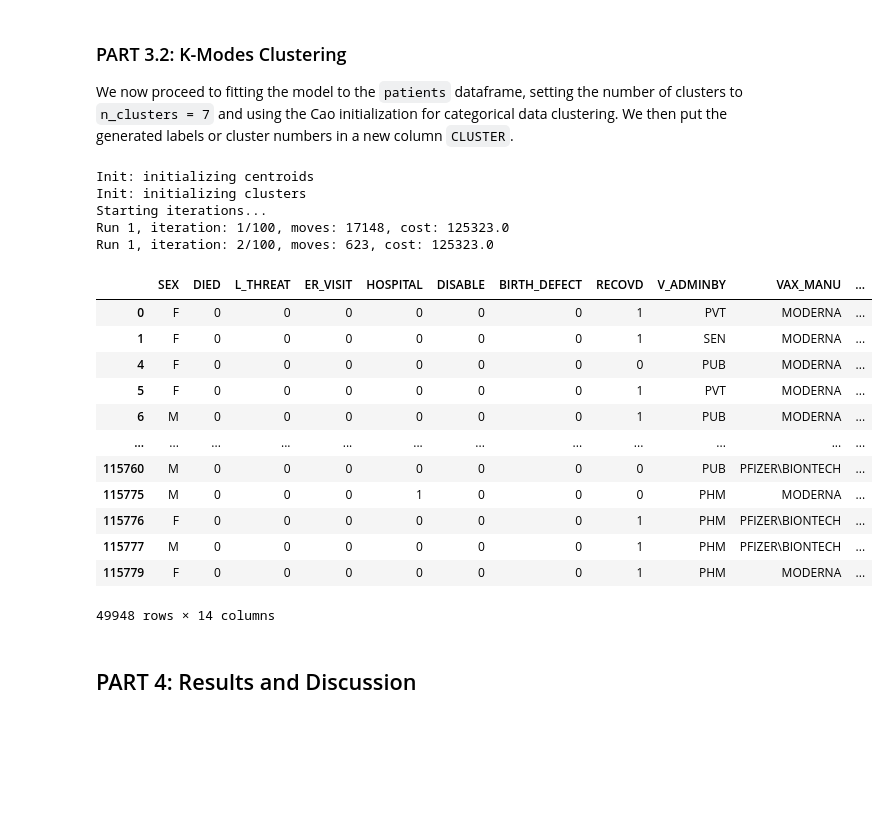
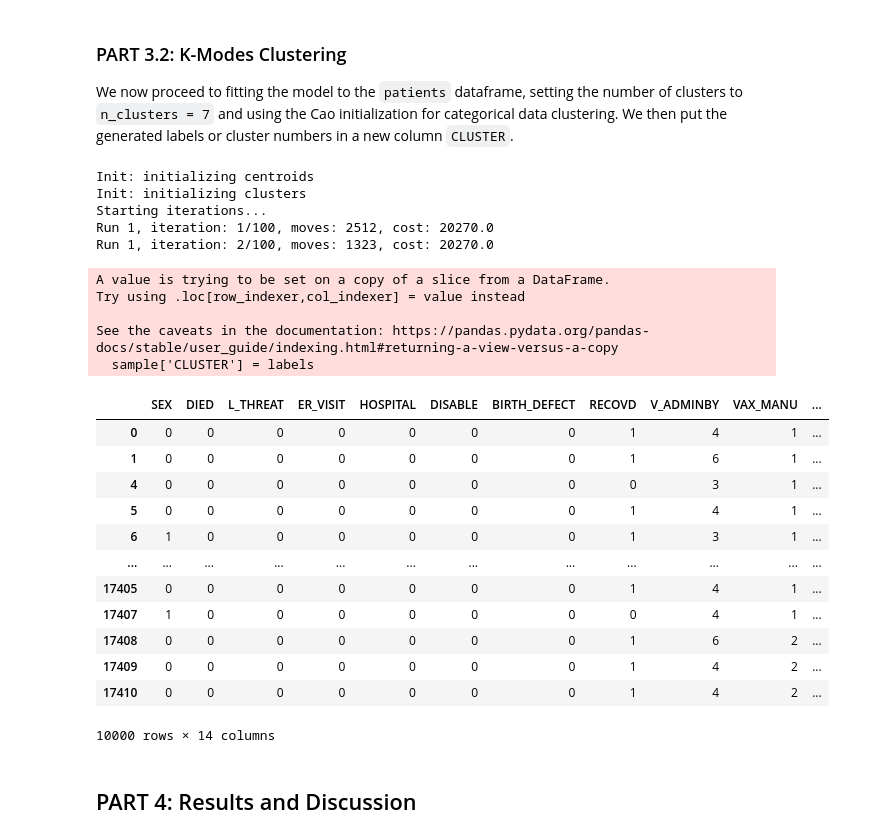
Before and after one commit to beyatris/VaxxAId, a Jupyter notebook: main/vaxxaid.ipynb, the cells around one changed output. Drawn from its saved outputs; the diff is of its cells as text; code cells hidden in the pictures; blank space fills up the shorter version.

```diff
--- a/main/vaxxaid.ipynb
+++ b/main/vaxxaid.ipynb
@@ -284,6 +269,13 @@ patients
 ### PART 1.3: Data Transformation
 # %% [markdown]
 We now map nominal features into numerical labels for
+# %%
+categorical = ['SEX','V_ADMINBY','VAX_MANU','VAX_SITE','VAX_ROUTE']
+
+le = LabelEncoder()
+
+for i in categorical:
+    patients[i] = le.fit_transform(patients[i])
 # %%
 age_groups = {
     '(0, 10]': 0,
@@ -316,0 +309,10 @@ patients.head()
+# %%
+columns = [
+    'SEX', 'DIED', 'L_THREAT', 'ER_VISIT', 'HOSPITAL', 'DISABLE', 'BIRTH_DEFECT',
+    'RECOVD', 'V_ADMINBY', 'VAX_MANU', 'VAX_SITE', 'VAX_ROUTE', 'AGE_GRP'
+    ]
+
+# sample = patients.groupby(columns).filter(lambda x: len(x) > 20)
+sample = patients.head(10000)
+# sample.to_csv('../data/finaldataset.csv', index=False)
+sample
@@ -332,17 +364,25 @@ stacked bar charts for two features
 We used the **Elbow Method** to determine the optimal number of clusters into which the data might be clustered. We select the value of `k` at the "elbow" or the point after which the distortion/inertia starts decreasing in a linear fashion.
 # %%
 cost = []
-K = range(1,21)
+scores = []
+K = range(2,16)
 for num_clusters in list(K):
     kmode = KModes(n_clusters=num_clusters, init = "Cao", n_init = 1, verbose=1)
-    kmode.fit_predict(patients)
+    kmode.fit_predict(sample)
     cost.append(kmode.cost_)
+
+    scores.append(metrics.silhouette_score(sample,kmode.labels_))
 
 plt.plot(K, cost, 'bx-')
 plt.xlabel('K clusters')
 plt.ylabel('Cost')
 plt.title('Elbow Method For Optimal k')
 plt.show()
+
+plt.plot(K,scores)
+plt.xlabel('Number of clusters')
+plt.ylabel('Silhouette Coefficient')
+plt.show()
 # %% [output]
 Init: initializing centroids
 Init: initializing clusters
@@ -367,5 +408,7 @@ Using the `KneeLocator` method from the `kneed` library, we identified the optim
 # %%
 optimal_k = KneeLocator(list(K), cost, curve='convex', direction='decreasing')
 
-optimal_k.knee
+k = optimal_k.knee
+
+k
 # %% [output]
@@ -375,30 +418,35 @@ optimal_k.knee
 
 We now proceed to fitting the model to the `patients` dataframe, setting the number of clusters to `n_clusters = 7` and using the Cao initialization for categorical data clustering. We then put the generated labels or cluster numbers in a new column `CLUSTER`.
 # %%
-kmode = KModes(n_clusters=7, init = "Cao", n_init = 1, verbose=1)
-labels = kmode.fit_predict(patients)
-patients['CLUSTER'] = labels
+kmode = KModes(n_clusters=k, init = "Cao", n_init = 1, verbose=1)
+labels = kmode.fit_predict(sample)
+sample['CLUSTER'] = labels
 
-patients
+sample
 # %% [output]
 Init: initializing centroids
 Init: initializing clusters
 Starting iterations...
-Run 1, iteration: 1/100, moves: 17148, cost: 125323.0
-Run 1, iteration: 2/100, moves: 623, cost: 125323.0
+Run 1, iteration: 1/100, moves: 2512, cost: 20270.0
+Run 1, iteration: 2/100, moves: 1323, cost: 20270.0
+A value is trying to be set on a copy of a slice from a DataFrame.
+Try using .loc[row_indexer,col_indexer] = value instead
+
+See the caveats in the documentation: https://pandas.pydata.org/pandas-docs/stable/user_guide/indexing.html#returning-a-view-versus-a-copy
+  sample['CLUSTER'] = labels
 |  | SEX | DIED | L_THREAT | ER_VISIT | HOSPITAL | DISABLE | BIRTH_DEFECT | RECOVD | V_ADMINBY | VAX_MANU | ... |
-| 0 | F | 0 | 0 | 0 | 0 | 0 | 0 | 1 | PVT | MODERNA | ... |
-| 1 | F | 0 | 0 | 0 | 0 | 0 | 0 | 1 | SEN | MODERNA | ... |
-| 4 | F | 0 | 0 | 0 | 0 | 0 | 0 | 0 | PUB | MODERNA | ... |
-| 5 | F | 0 | 0 | 0 | 0 | 0 | 0 | 1 | PVT | MODERNA | ... |
-| 6 | M | 0 | 0 | 0 | 0 | 0 | 0 | 1 | PUB | MODERNA | ... |
+| 0 | 0 | 0 | 0 | 0 | 0 | 0 | 0 | 1 | 4 | 1 | ... |
+| 1 | 0 | 0 | 0 | 0 | 0 | 0 | 0 | 1 | 6 | 1 | ... |
+| 4 | 0 | 0 | 0 | 0 | 0 | 0 | 0 | 0 | 3 | 1 | ... |
+| 5 | 0 | 0 | 0 | 0 | 0 | 0 | 0 | 1 | 4 | 1 | ... |
+| 6 | 1 | 0 | 0 | 0 | 0 | 0 | 0 | 1 | 3 | 1 | ... |
 | ... | ... | ... | ... | ... | ... | ... | ... | ... | ... | ... | ... |
-| 115760 | M | 0 | 0 | 0 | 0 | 0 | 0 | 0 | PUB | PFIZER\BIONTECH | ... |
-| 115775 | M | 0 | 0 | 0 | 1 | 0 | 0 | 0 | PHM | MODERNA | ... |
-| 115776 | F | 0 | 0 | 0 | 0 | 0 | 0 | 1 | PHM | PFIZER\BIONTECH | ... |
-| 115777 | M | 0 | 0 | 0 | 0 | 0 | 0 | 1 | PHM | PFIZER\BIONTECH | ... |
-| 115779 | F | 0 | 0 | 0 | 0 | 0 | 0 | 1 | PHM | MODERNA | ... |
+| 17405 | 0 | 0 | 0 | 0 | 0 | 0 | 0 | 1 | 4 | 1 | ... |
+| 17407 | 1 | 0 | 0 | 0 | 0 | 0 | 0 | 0 | 4 | 1 | ... |
+| 17408 | 0 | 0 | 0 | 0 | 0 | 0 | 0 | 1 | 6 | 2 | ... |
+| 17409 | 0 | 0 | 0 | 0 | 0 | 0 | 0 | 1 | 4 | 2 | ... |
+| 17410 | 0 | 0 | 0 | 0 | 0 | 0 | 0 | 1 | 4 | 2 | ... |
-49948 rows × 14 columns
+10000 rows × 14 columns
 # %% [markdown]
 ## PART 4: Results and Discussion
 # %%
```
Also changed, not shown: parts of 15 cells of this notebook, 7 other files.
